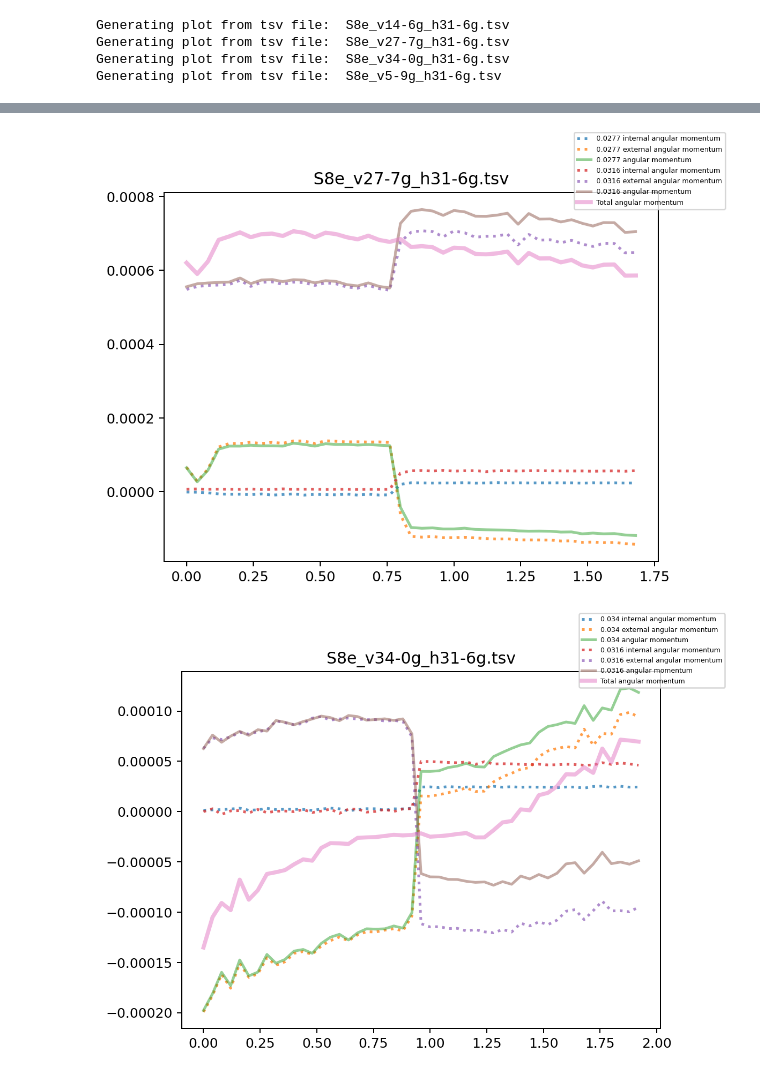
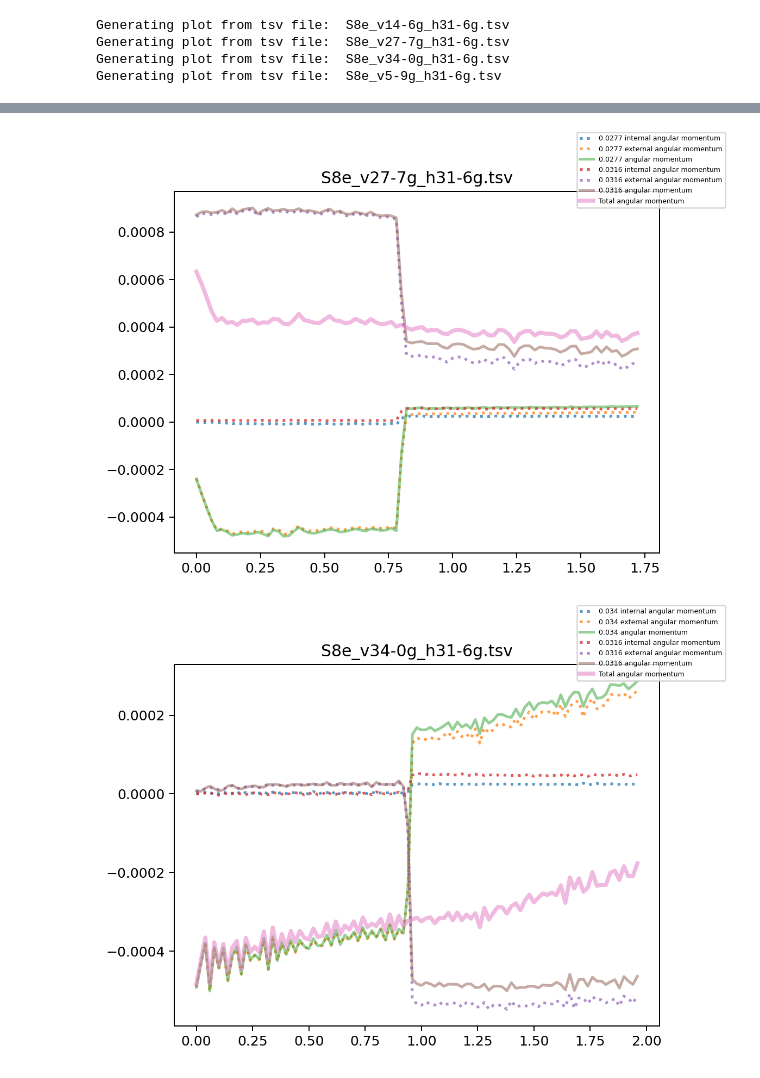
Before and after one commit to Schitrus/TIF083A, a Jupyter notebook: angularmomentum.ipynb, the cells around one changed output, grey strips where cells are left out. Drawn from its saved outputs; the diff is of its cells as text; code cells hidden in the pictures.

Commit message:
Fixed data, added more disc spec and moment of inertias

```diff
--- a/angularmomentum.ipynb
+++ b/angularmomentum.ipynb
@@ -6,7 +6,9 @@ from parse_script import parse_marker_data
 dir = 'data/S8'
 
 # Precalculated moment of inertias
-moment_of_inertia = {"5.9": 3.084225e-6, "14.6": 4.5625e-6, "27.7": 8.65625e-6, "31.6": 0.00001315025, "34.0": 6.8e-6}
+moment_of_inertia = {"5.9": 3.084225e-6, "14.6": 4.5625e-6, "27.7": 8.65625e-6, "31.6": 0.00001315025, "34.0": 6.8e-6, \
+                     "34.3": 6.83e-6, "22.9": 0.0000152542625, "82.2": 0.000038233275, "82.4": 0.0000383263, \
+                        "28.3": 0.0000092010375, "43.5": 0.00008632575, "43.3": 0.0000845703125, "396.1": 0.0003083054}
 
 # Generate animations for all tsv files in data folder
 for root, dirs, files in os.walk(dir):
@@ -21,14 +23,14 @@ for root, dirs, files in os.walk(dir):
             ax.set_title(file)
 
             # sample step size
-            stepsize = 20
+            stepsize = 10
 
             # Set frequency and total time
             frequency = 500/stepsize
             ts0 = np.array(ts[::stepsize][:-1]) - ts[0]
 
             # Point to calculate angular momentum relative
-            point = np.array([0.4,0.4,0])
+            point = np.array([0.45,0.45,0])
 
             # Initialize total angularmomentum, both internal and external
             total_angularmomentum = np.zeros(len(ts0))
@@ -82,2 +84,2 @@ Generating plot from tsv file:  S8e_v5-9g_h31-6g.tsv
-[figure, old version]
+[figure, new version]
-[figure, old version]
+[figure, new version]
```
Also changed, not shown: parts of 1 cell of this notebook, 6 other files.
